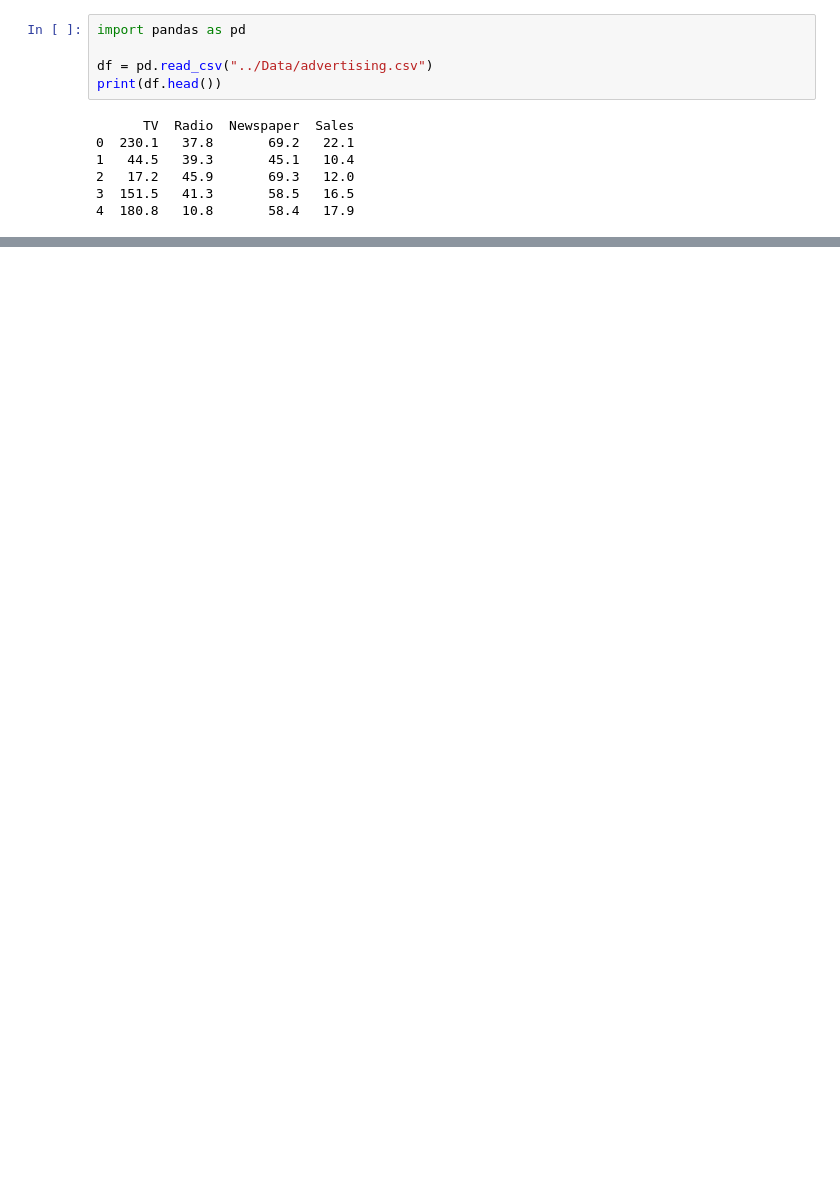
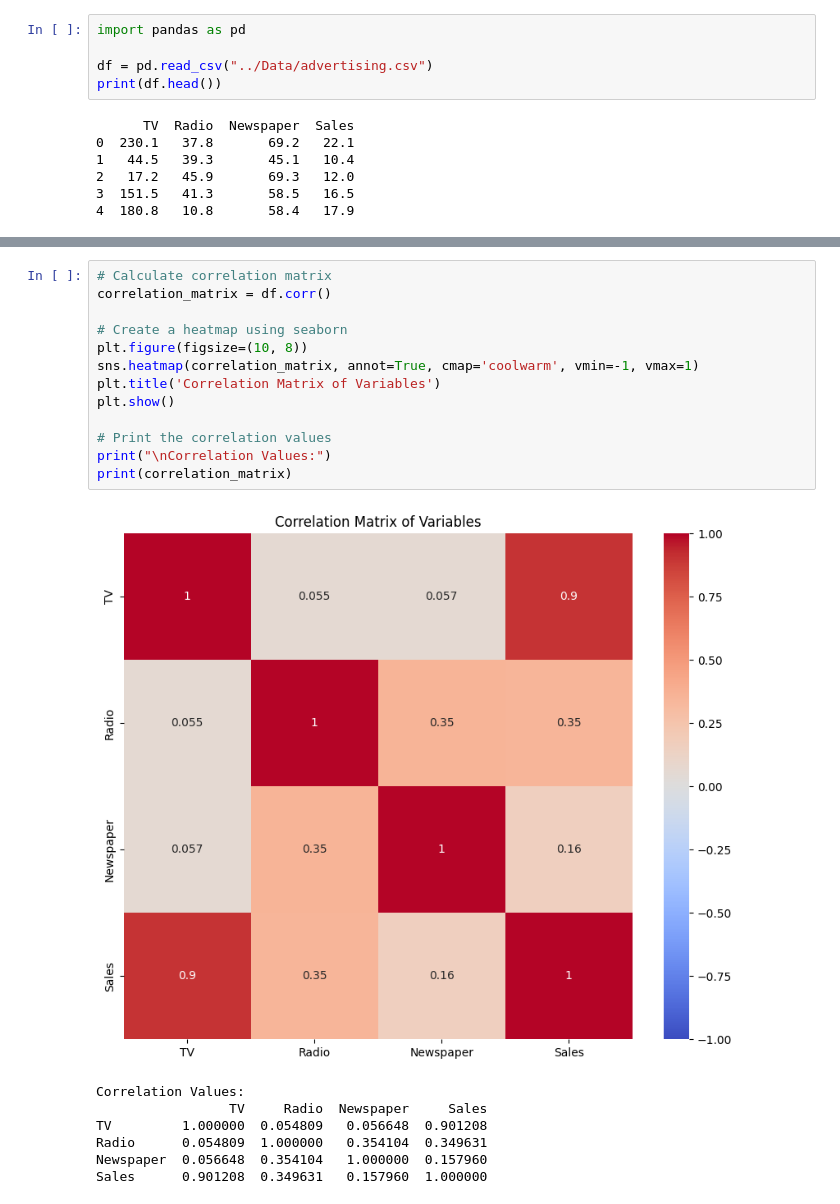
Before and after one commit to u23ai071-IshatS/Machine-Learning-Lab, a Jupyter notebook: Assignment 1/EDA/boxPlotAdvertising.ipynb, the cells around one changed output, grey strips where cells are left out. Saved outputs shown, nothing was run; the diff lists cells and outputs as text; blank space fills up the shorter version.

```diff
--- a/Assignment 1/EDA/boxPlotAdvertising.ipynb
+++ b/Assignment 1/EDA/boxPlotAdvertising.ipynb
@@ -22,0 +23,21 @@ plt.show()
+# %%
+# Calculate correlation matrix
+correlation_matrix = df.corr()
+
+# Create a heatmap using seaborn
+plt.figure(figsize=(10, 8))
+sns.heatmap(correlation_matrix, annot=True, cmap='coolwarm', vmin=-1, vmax=1)
+plt.title('Correlation Matrix of Variables')
+plt.show()
+
+# Print the correlation values
+print("\nCorrelation Values:")
+print(correlation_matrix)
+# %% [output]
+[figure, added]
+Correlation Values:
+                 TV     Radio  Newspaper     Sales
+TV         1.000000  0.054809   0.056648  0.901208
+Radio      0.054809  1.000000   0.354104  0.349631
+Newspaper  0.056648  0.354104   1.000000  0.157960
+Sales      0.901208  0.349631   0.157960  1.000000
```
Also changed, not shown: parts of 2 cells of this notebook, 3 other files.
